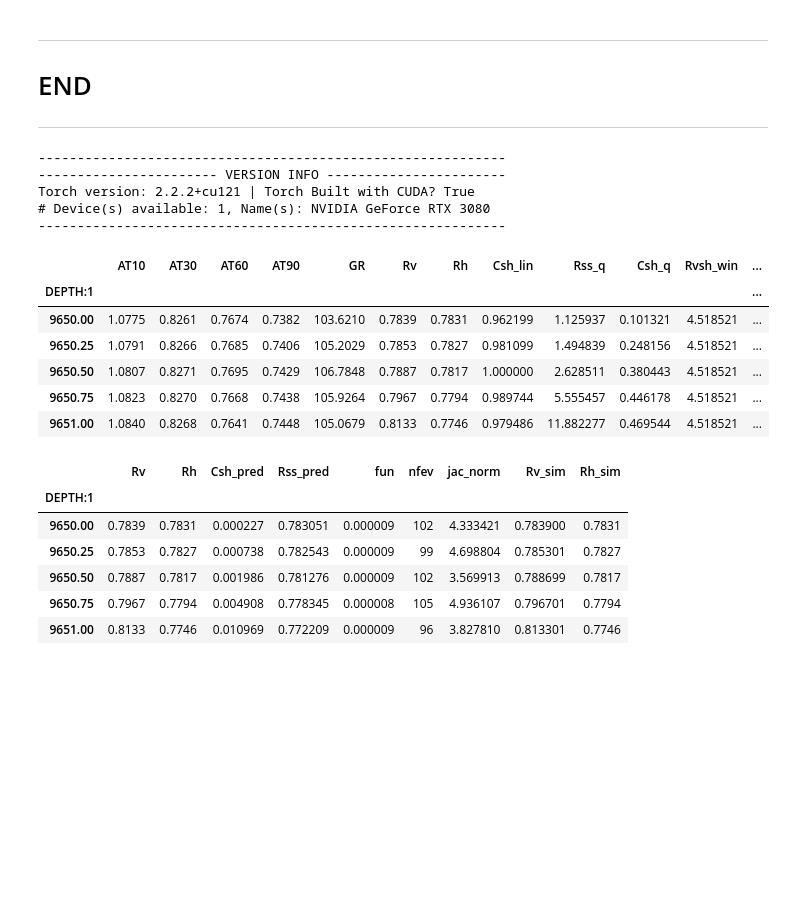
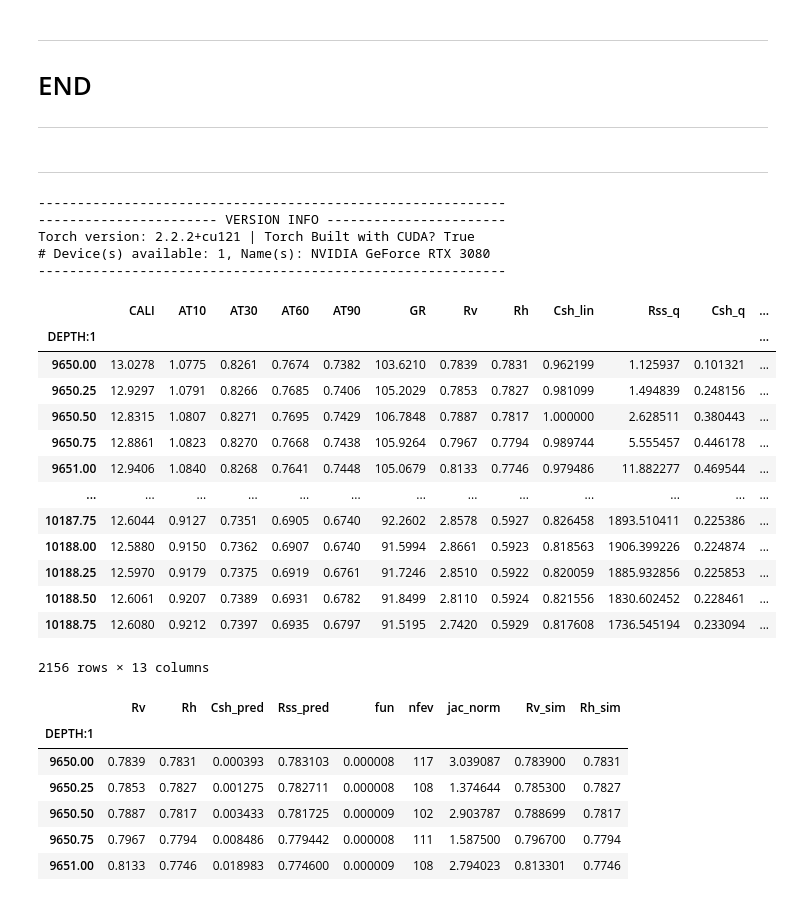
Before and after one commit to misaelmmorales/Anisotropic-Resistivity-Inversion, a Jupyter notebook: main_nb.ipynb, the cells around one changed output. Cells and saved outputs as stored; diff of their text form; code cells hidden in the pictures; blank space fills up the shorter version.

```diff
--- a/main_nb.ipynb
+++ b/main_nb.ipynb
@@ -245,3 +367,5 @@ plot_pinn_results(results, subtitle='Chevron 2009')
+# %% [markdown]
+***
 # %%
 from main import *
 ari = ARI()
@@ -292,50 +418,62 @@ def quadratic_inversion(df, Rvsh=None, Rhsh=None):
     quad_inv = pd.DataFrame(quad_inv, index=df.index)
     return quad_inv
 # %%
-d = lasio.read('well1.las').df()[['AT10','AT30','AT60','AT90','GR','RV72H_1D_FLT','RH72H_1D_FLT']].dropna()
+d = lasio.read('well1.las').df()[['CALI', 'AT10','AT30','AT60','AT90','GR','RV72H_1D_FLT','RH72H_1D_FLT']].dropna()
 
-column_names = ['AT10', 'AT30', 'AT60', 'AT90', 'GR', 'Rv', 'Rh']
-data = d.rename(columns=dict(zip(d.columns, column_names)))
+column_names = ['CALI', 'AT10', 'AT30', 'AT60', 'AT90', 'GR', 'Rv', 'Rh']
+data = d.rename(columns=dict(zip(d.columns, column_names))).iloc[:2156]
 
 data['Csh_lin']  = (data['GR'] - data['GR'].min())/(data['GR'].max() - data['GR'].min())
 qinv = np.abs(quadratic_inversion(data))
 data = data.join(qinv)
 
 data['Rvsh_win'] = np.nan_to_num(np.array(pd.Series(data['Rv']).rolling(250).max().tolist()), nan=data['Rv'].mean())
 data['Rhsh_win'] = np.nan_to_num(np.array(pd.Series(data['Rh']).rolling(250).max().tolist()), nan=data['Rh'].mean())
 R_min = np.min([data['Rh'].min(), data['Rv'].min()])
 R_max = np.max([data['Rh'].max(), data['Rv'].max()])
 
-data.head(5)
+data
 # %% [output]
-|  | AT10 | AT30 | AT60 | AT90 | GR | Rv | Rh | Csh_lin | Rss_q | Csh_q | Rvsh_win | ... |
+|  | CALI | AT10 | AT30 | AT60 | AT90 | GR | Rv | Rh | Csh_lin | Rss_q | Csh_q | ... |
 | DEPTH:1 |  |  |  |  |  |  |  |  |  |  |  | ... |
-| 9650.00 | 1.0775 | 0.8261 | 0.7674 | 0.7382 | 103.6210 | 0.7839 | 0.7831 | 0.962199 | 1.125937 | 0.101321 | 4.518521 | ... |
-| 9650.25 | 1.0791 | 0.8266 | 0.7685 | 0.7406 | 105.2029 | 0.7853 | 0.7827 | 0.981099 | 1.494839 | 0.248156 | 4.518521 | ... |
-| 9650.50 | 1.0807 | 0.8271 | 0.7695 | 0.7429 | 106.7848 | 0.7887 | 0.7817 | 1.000000 | 2.628511 | 0.380443 | 4.518521 | ... |
-| 9650.75 | 1.0823 | 0.8270 | 0.7668 | 0.7438 | 105.9264 | 0.7967 | 0.7794 | 0.989744 | 5.555457 | 0.446178 | 4.518521 | ... |
-| 9651.00 | 1.0840 | 0.8268 | 0.7641 | 0.7448 | 105.0679 | 0.8133 | 0.7746 | 0.979486 | 11.882277 | 0.469544 | 4.518521 | ... |
+| 9650.00 | 13.0278 | 1.0775 | 0.8261 | 0.7674 | 0.7382 | 103.6210 | 0.7839 | 0.7831 | 0.962199 | 1.125937 | 0.101321 | ... |
+| 9650.25 | 12.9297 | 1.0791 | 0.8266 | 0.7685 | 0.7406 | 105.2029 | 0.7853 | 0.7827 | 0.981099 | 1.494839 | 0.248156 | ... |
+| 9650.50 | 12.8315 | 1.0807 | 0.8271 | 0.7695 | 0.7429 | 106.7848 | 0.7887 | 0.7817 | 1.000000 | 2.628511 | 0.380443 | ... |
+| 9650.75 | 12.8861 | 1.0823 | 0.8270 | 0.7668 | 0.7438 | 105.9264 | 0.7967 | 0.7794 | 0.989744 | 5.555457 | 0.446178 | ... |
+| 9651.00 | 12.9406 | 1.0840 | 0.8268 | 0.7641 | 0.7448 | 105.0679 | 0.8133 | 0.7746 | 0.979486 | 11.882277 | 0.469544 | ... |
+| ... | ... | ... | ... | ... | ... | ... | ... | ... | ... | ... | ... | ... |
+| 10187.75 | 12.6044 | 0.9127 | 0.7351 | 0.6905 | 0.6740 | 92.2602 | 2.8578 | 0.5927 | 0.826458 | 1893.510411 | 0.225386 | ... |
+| 10188.00 | 12.5880 | 0.9150 | 0.7362 | 0.6907 | 0.6740 | 91.5994 | 2.8661 | 0.5923 | 0.818563 | 1906.399226 | 0.224874 | ... |
+| 10188.25 | 12.5970 | 0.9179 | 0.7375 | 0.6919 | 0.6761 | 91.7246 | 2.8510 | 0.5922 | 0.820059 | 1885.932856 | 0.225853 | ... |
+| 10188.50 | 12.6061 | 0.9207 | 0.7389 | 0.6931 | 0.6782 | 91.8499 | 2.8110 | 0.5924 | 0.821556 | 1830.602452 | 0.228461 | ... |
+| 10188.75 | 12.6080 | 0.9212 | 0.7397 | 0.6935 | 0.6797 | 91.5195 | 2.7420 | 0.5929 | 0.817608 | 1736.545194 | 0.233094 | ... |
+2156 rows × 13 columns
 # %%
 lambda_reg = 1e-5
+
 def objective(variables, *args):
     Csh, Rs = variables
-    Rv,  Rh = args[0], args[1]
-    Rvsh, Rhsh = args[2], args[3]
+    Rv, Rh, Rvsh, Rhsh = args[0], args[1], args[2], args[3]
+    gr, cal = args[4], args[5]
     eq1 = (Csh*Rvsh + (1-Csh)*Rs) - Rv
     eq2 = (Csh/Rhsh + (1-Csh)/Rs) - (1/Rh)
-    eqs = [eq1/Rv, eq2/Rh]
-    return linalg.norm(eqs,2) + lambda_reg*linalg.norm(variables,2)
+    eqs = np.expand_dims(np.array([eq1, eq2]), -1)
+    Wdm = np.diag(np.array([1/Rv/grw, 1*Rh/grw]))
+    cost = np.dot(Wdm, eqs)
+    return linalg.norm(cost,2) + lambda_reg*linalg.norm(variables,2)
 
 sol = []
 for _, row in data.iterrows():
     Rv_value       = row['Rv']
     Rh_value       = row['Rh']
     Csh_lin_value  = row['Csh_lin']
-    Rvsh_value     = row['Rvsh_win']
-    Rhsh_value     = row['Rhsh_win']
+    GR_value       = row['GR']
+    CALI_value     = row['CALI']
+    Rvsh_value     = 2.8133 #row['Rvsh_win']
+    Rhsh_value     = 0.7746 #row['Rhsh_win']
     res = optimize.minimize(objective,
                             x0          = [Csh_lin_value, Rv_value],
-                            args        = (Rv_value, Rh_value, Rvsh_value, Rhsh_value),
+                            args        = (Rv_value, Rh_value, Rvsh_value, Rhsh_value, GR_value, CALI_value),
                             method      = 'L-BFGS-B',
                             bounds      = [(0,1),(R_min,R_max)],
                             tol         = 1e-6,
@@ -353,8 +491,8 @@ sol.head(5)
 # %% [output]
 |  | Rv | Rh | Csh_pred | Rss_pred | fun | nfev | jac_norm | Rv_sim | Rh_sim |
 | DEPTH:1 |  |  |  |  |  |  |  |  |  |
-| 9650.00 | 0.7839 | 0.7831 | 0.000227 | 0.783051 | 0.000009 | 102 | 4.333421 | 0.783900 | 0.7831 |
-| 9650.25 | 0.7853 | 0.7827 | 0.000738 | 0.782543 | 0.000009 | 99 | 4.698804 | 0.785301 | 0.7827 |
-| 9650.50 | 0.7887 | 0.7817 | 0.001986 | 0.781276 | 0.000009 | 102 | 3.569913 | 0.788699 | 0.7817 |
-| 9650.75 | 0.7967 | 0.7794 | 0.004908 | 0.778345 | 0.000008 | 105 | 4.936107 | 0.796701 | 0.7794 |
-| 9651.00 | 0.8133 | 0.7746 | 0.010969 | 0.772209 | 0.000009 | 96 | 3.827810 | 0.813301 | 0.7746 |
+| 9650.00 | 0.7839 | 0.7831 | 0.000393 | 0.783103 | 0.000008 | 117 | 3.039087 | 0.783900 | 0.7831 |
+| 9650.25 | 0.7853 | 0.7827 | 0.001275 | 0.782711 | 0.000008 | 108 | 1.374644 | 0.785300 | 0.7827 |
+| 9650.50 | 0.7887 | 0.7817 | 0.003433 | 0.781725 | 0.000009 | 102 | 2.903787 | 0.788699 | 0.7817 |
+| 9650.75 | 0.7967 | 0.7794 | 0.008486 | 0.779442 | 0.000008 | 111 | 1.587500 | 0.796700 | 0.7794 |
+| 9651.00 | 0.8133 | 0.7746 | 0.018983 | 0.774600 | 0.000009 | 108 | 2.794023 | 0.813301 | 0.7746 |
```
Also changed, not shown: parts of 7 cells of this notebook, 4 other files.
